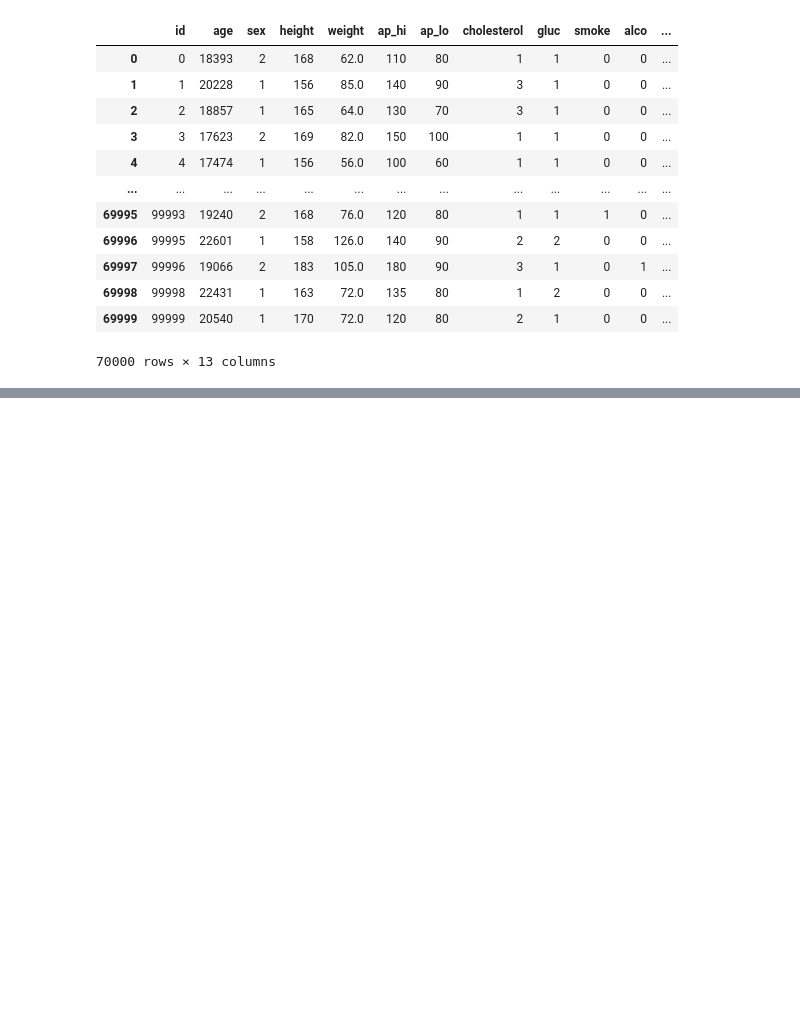
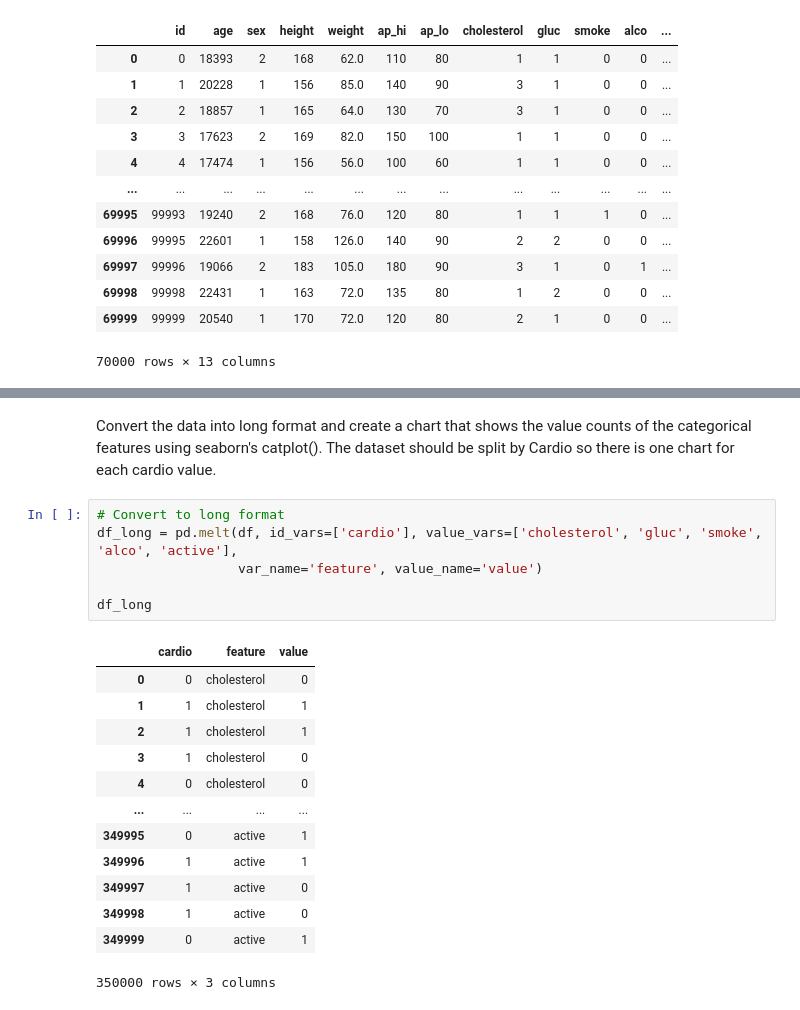
Before and after one commit to AlisonCG1/Freecodecamp_certificate, a Jupyter notebook: Certificate_Freecodecamp.ipynb, the cells around one changed output, grey strips where cells are left out. Saved outputs shown, nothing was run; the diff lists cells and outputs as text; blank space fills up the shorter version.

```diff
--- a/Certificate_Freecodecamp.ipynb
+++ b/Certificate_Freecodecamp.ipynb
@@ -276,0 +275,22 @@ Convert the data into long format and create a chart that shows the value counts
+# %% [markdown]
+Convert the data into long format and create a chart that shows the value counts of the categorical features using seaborn's catplot(). The dataset should be split by Cardio so there is one chart for each cardio value.
+# %%
+# Convert to long format
+df_long = pd.melt(df, id_vars=['cardio'], value_vars=['cholesterol', 'gluc', 'smoke', 'alco', 'active'],
+                  var_name='feature', value_name='value')
+
+df_long
+# %% [output]
+|  | cardio | feature | value |
+| 0 | 0 | cholesterol | 0 |
+| 1 | 1 | cholesterol | 1 |
+| 2 | 1 | cholesterol | 1 |
+| 3 | 1 | cholesterol | 0 |
+| 4 | 0 | cholesterol | 0 |
+| ... | ... | ... | ... |
+| 349995 | 0 | active | 1 |
+| 349996 | 1 | active | 1 |
+| 349997 | 1 | active | 0 |
+| 349998 | 1 | active | 0 |
+| 349999 | 0 | active | 1 |
+350000 rows × 3 columns
```
Also changed, not shown: parts of 15 cells of this notebook, 1 other file.
